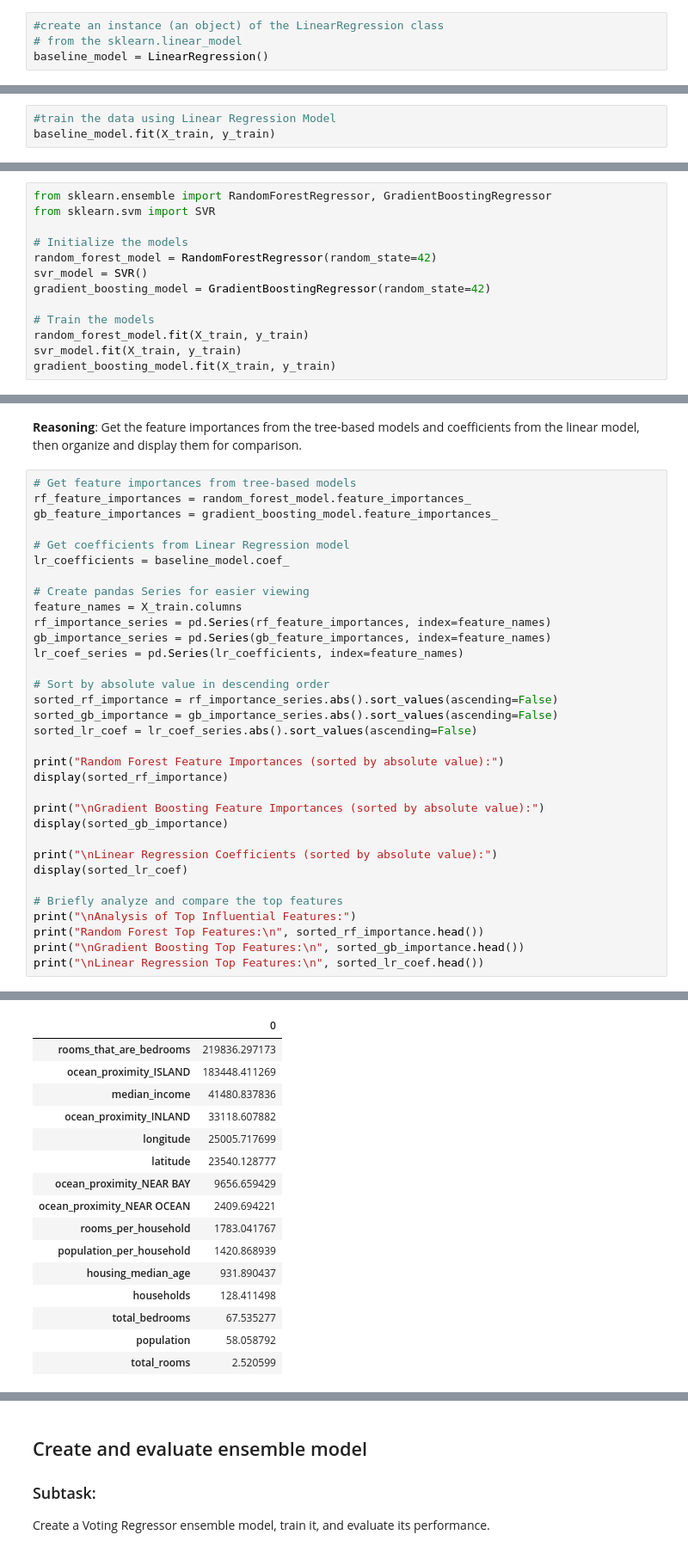
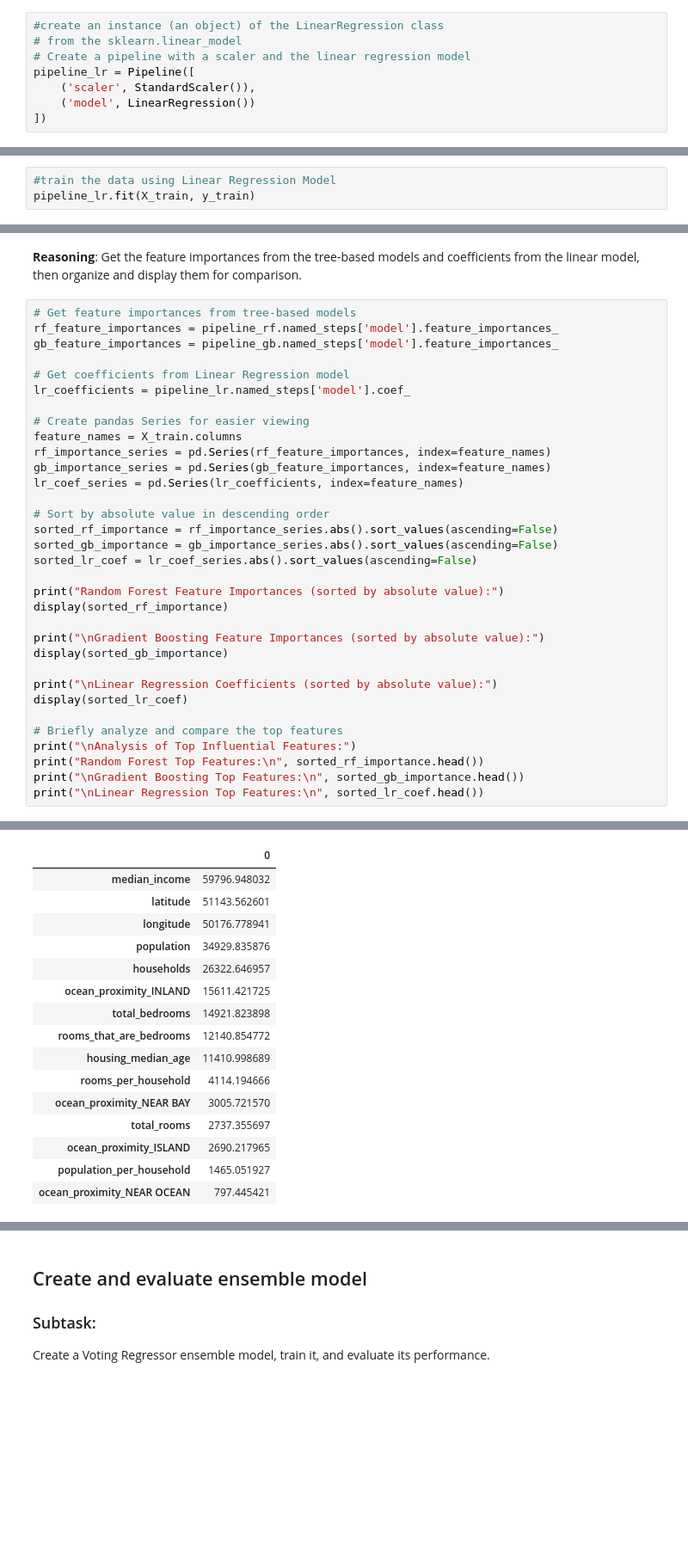
Before and after one commit to lakshmisharma17/Module24, a Jupyter notebook: Capstone_Module24.ipynb, the cells around one changed output, grey strips where cells are left out. Shown at 86% size. Cells and saved outputs as stored; diff of their text form; blank space fills up the shorter version.

```diff
--- a/Capstone_Module24.ipynb
+++ b/Capstone_Module24.ipynb
@@ -191,11 +196,15 @@ Choose a suitable baseline regression model . We will choose Linear Regression.
 # %%
 #create an instance (an object) of the LinearRegression class
 # from the sklearn.linear_model
-baseline_model = LinearRegression()
+# Create a pipeline with a scaler and the linear regression model
+pipeline_lr = Pipeline([
+    ('scaler', StandardScaler()),
+    ('model', LinearRegression())
+])
 # %% [markdown]
 ## Train model
 Train the baseline Linear Regression model using the training data.
 # %%
 #train the data using Linear Regression Model
-baseline_model.fit(X_train, y_train)
+pipeline_lr.fit(X_train, y_train)
 # %% [output]
@@ -465,13 +346,0 @@ The data has been successfully prepared and split into training and testing sets
-# %%
-from sklearn.ensemble import RandomForestRegressor, GradientBoostingRegressor
-from sklearn.svm import SVR
-
-# Initialize the models
-random_forest_model = RandomForestRegressor(random_state=42)
-svr_model = SVR()
-gradient_boosting_model = GradientBoostingRegressor(random_state=42)
-
-# Train the models
-random_forest_model.fit(X_train, y_train)
-svr_model.fit(X_train, y_train)
-gradient_boosting_model.fit(X_train, y_train)
@@ -546,11 +410,11 @@ Analyze and compare the feature importances from the Random Forest and Gradient
 Get the feature importances from the tree-based models and coefficients from the linear model, then organize and display them for comparison.
 # %%
 # Get feature importances from tree-based models
-rf_feature_importances = random_forest_model.feature_importances_
-gb_feature_importances = gradient_boosting_model.feature_importances_
+rf_feature_importances = pipeline_rf.named_steps['model'].feature_importances_
+gb_feature_importances = pipeline_gb.named_steps['model'].feature_importances_
 
 # Get coefficients from Linear Regression model
-lr_coefficients = baseline_model.coef_
+lr_coefficients = pipeline_lr.named_steps['model'].coef_
 
 # Create pandas Series for easier viewing
 feature_names = X_train.columns
@@ -589,48 +453,48 @@ Random Forest Feature Importances (sorted by absolute value):
 | rooms_per_household | 0.029765 |
 | rooms_that_are_bedrooms | 0.029648 |
 | total_rooms | 0.015253 |
 | population | 0.014097 |
 | total_bedrooms | 0.013245 |
 | households | 0.011850 |
 | ocean_proximity_NEAR OCEAN | 0.002780 |
 | ocean_proximity_NEAR BAY | 0.000993 |
 | ocean_proximity_ISLAND | 0.000225 |
 dtype: float64
 Gradient Boosting Feature Importances (sorted by absolute value):
 |  | 0 |
 | median_income | 0.482848 |
 | ocean_proximity_INLAND | 0.210212 |
 | population_per_household | 0.112116 |
 | longitude | 0.086568 |
 | latitude | 0.051174 |
 | housing_median_age | 0.025238 |
 | rooms_per_household | 0.008549 |
 | ocean_proximity_NEAR BAY | 0.007447 |
 | rooms_that_are_bedrooms | 0.006541 |
 | ocean_proximity_NEAR OCEAN | 0.002729 |
 | total_rooms | 0.002649 |
 | total_bedrooms | 0.001835 |
 | population | 0.001353 |
 | households | 0.000508 |
 | ocean_proximity_ISLAND | 0.000233 |
 dtype: float64
 Linear Regression Coefficients (sorted by absolute value):
 |  | 0 |
-| rooms_that_are_bedrooms | 219836.297173 |
-| ocean_proximity_ISLAND | 183448.411269 |
-| median_income | 41480.837836 |
-| ocean_proximity_INLAND | 33118.607882 |
-| longitude | 25005.717699 |
-| latitude | 23540.128777 |
-| ocean_proximity_NEAR BAY | 9656.659429 |
-| ocean_proximity_NEAR OCEAN | 2409.694221 |
-| rooms_per_household | 1783.041767 |
-| population_per_household | 1420.868939 |
-| housing_median_age | 931.890437 |
-| households | 128.411498 |
-| total_bedrooms | 67.535277 |
-| population | 58.058792 |
-| total_rooms | 2.520599 |
+| median_income | 59796.948032 |
+| latitude | 51143.562601 |
+| longitude | 50176.778941 |
+| population | 34929.835876 |
+| households | 26322.646957 |
+| ocean_proximity_INLAND | 15611.421725 |
+| total_bedrooms | 14921.823898 |
+| rooms_that_are_bedrooms | 12140.854772 |
+| housing_median_age | 11410.998689 |
+| rooms_per_household | 4114.194666 |
+| ocean_proximity_NEAR BAY | 3005.721570 |
+| total_rooms | 2737.355697 |
+| ocean_proximity_ISLAND | 2690.217965 |
+| population_per_household | 1465.051927 |
+| ocean_proximity_NEAR OCEAN | 797.445421 |
 dtype: float64
 Analysis of Top Influential Features:
 Random Forest Top Features:
```
Also changed, not shown: parts of 38 cells of this notebook.
